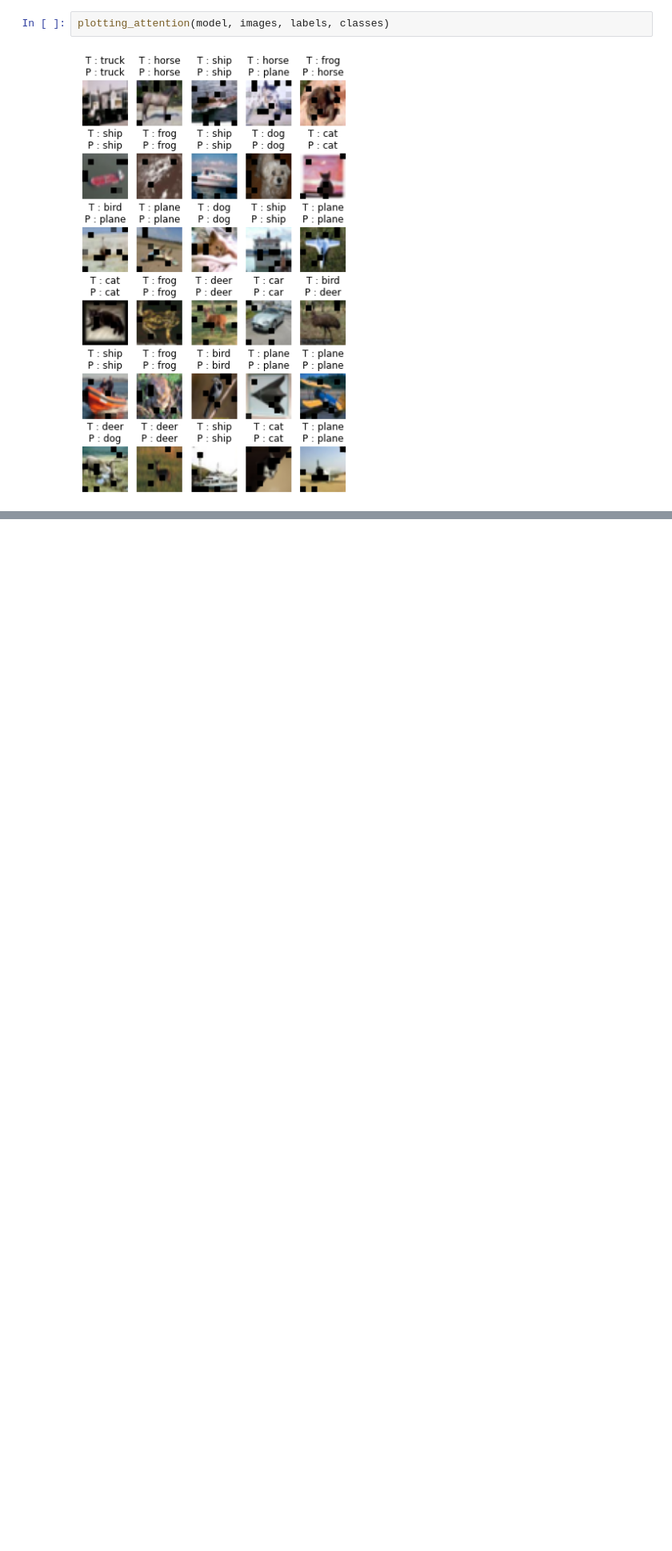
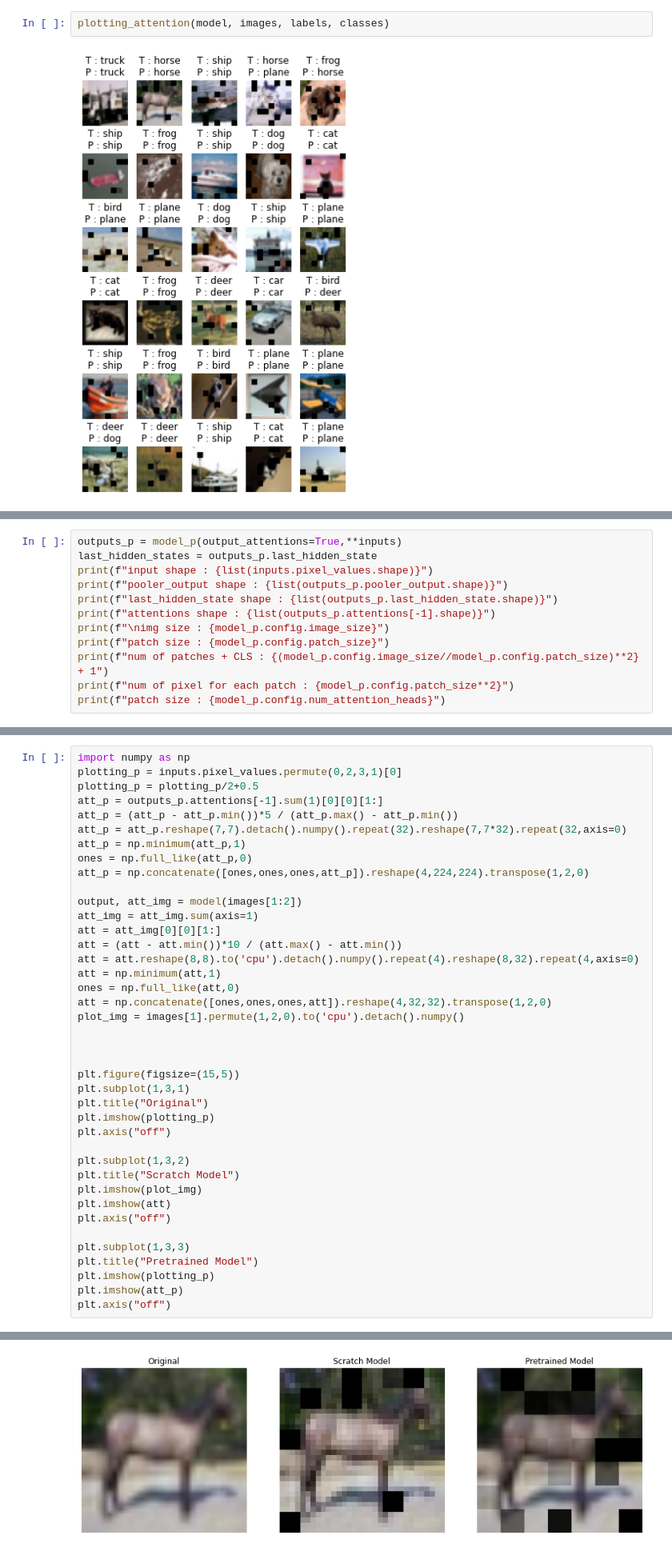
Before and after one commit to MINED30/MODELING, a Jupyter notebook: Vision_Transformer.ipynb, the cells around one changed output, grey strips where cells are left out. Shown at 80% size. Drawn from its saved outputs; the diff is of its cells as text; blank space fills up the shorter version.

```diff
--- a/Vision_Transformer.ipynb
+++ b/Vision_Transformer.ipynb
@@ -490,0 +518,12 @@ plotting_attention(model, images, labels, classes)
+# %%
+outputs_p = model_p(output_attentions=True,**inputs)
+last_hidden_states = outputs_p.last_hidden_state
+print(f"input shape : {list(inputs.pixel_values.shape)}")
+print(f"pooler_output shape : {list(outputs_p.pooler_output.shape)}")
+print(f"last_hidden_state shape : {list(outputs_p.last_hidden_state.shape)}")
+print(f"attentions shape : {list(outputs_p.attentions[-1].shape)}")
+print(f"\nimg size : {model_p.config.image_size}")
+print(f"patch size : {model_p.config.patch_size}")
+print(f"num of patches + CLS : {(model_p.config.image_size//model_p.config.patch_size)**2} + 1")
+print(f"num of pixel for each patch : {model_p.config.patch_size**2}")
+print(f"patch size : {model_p.config.num_attention_heads}")
@@ -490,0 +559,41 @@ plotting_attention(model, images, labels, classes)
+# %%
+import numpy as np
+plotting_p = inputs.pixel_values.permute(0,2,3,1)[0]
+plotting_p = plotting_p/2+0.5
+att_p = outputs_p.attentions[-1].sum(1)[0][0][1:]
+att_p = (att_p - att_p.min())*5 / (att_p.max() - att_p.min())
+att_p = att_p.reshape(7,7).detach().numpy().repeat(32).reshape(7,7*32).repeat(32,axis=0)
+att_p = np.minimum(att_p,1)
+ones = np.full_like(att_p,0)
+att_p = np.concatenate([ones,ones,ones,att_p]).reshape(4,224,224).transpose(1,2,0)
+
+output, att_img = model(images[1:2])
+att_img = att_img.sum(axis=1)
+att = att_img[0][0][1:]
+att = (att - att.min())*10 / (att.max() - att.min())
+att = att.reshape(8,8).to('cpu').detach().numpy().repeat(4).reshape(8,32).repeat(4,axis=0)
+att = np.minimum(att,1)
+ones = np.full_like(att,0)
+att = np.concatenate([ones,ones,ones,att]).reshape(4,32,32).transpose(1,2,0)
+plot_img = images[1].permute(1,2,0).to('cpu').detach().numpy()
+
+
+
+plt.figure(figsize=(15,5))
+plt.subplot(1,3,1)
+plt.title("Original")
+plt.imshow(plotting_p)
+plt.axis("off")
+
+plt.subplot(1,3,2)
+plt.title("Scratch Model")
+plt.imshow(plot_img)
+plt.imshow(att)
+plt.axis("off")
+
+plt.subplot(1,3,3)
+plt.title("Pretrained Model")
+plt.imshow(plotting_p)
+plt.imshow(att_p)
+plt.axis("off")
+# %% [output]
@@ -490,0 +601 @@ plotting_attention(model, images, labels, classes)
+[figure, added]
```
Also changed, not shown: parts of 11 cells of this notebook.
